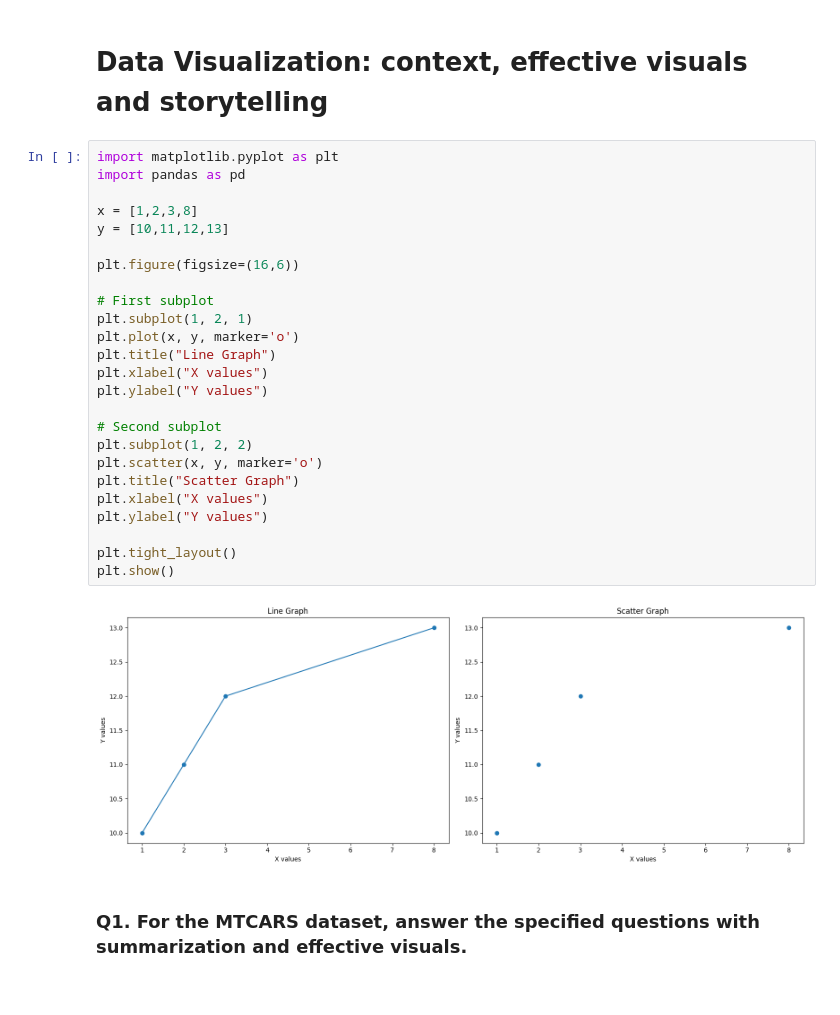
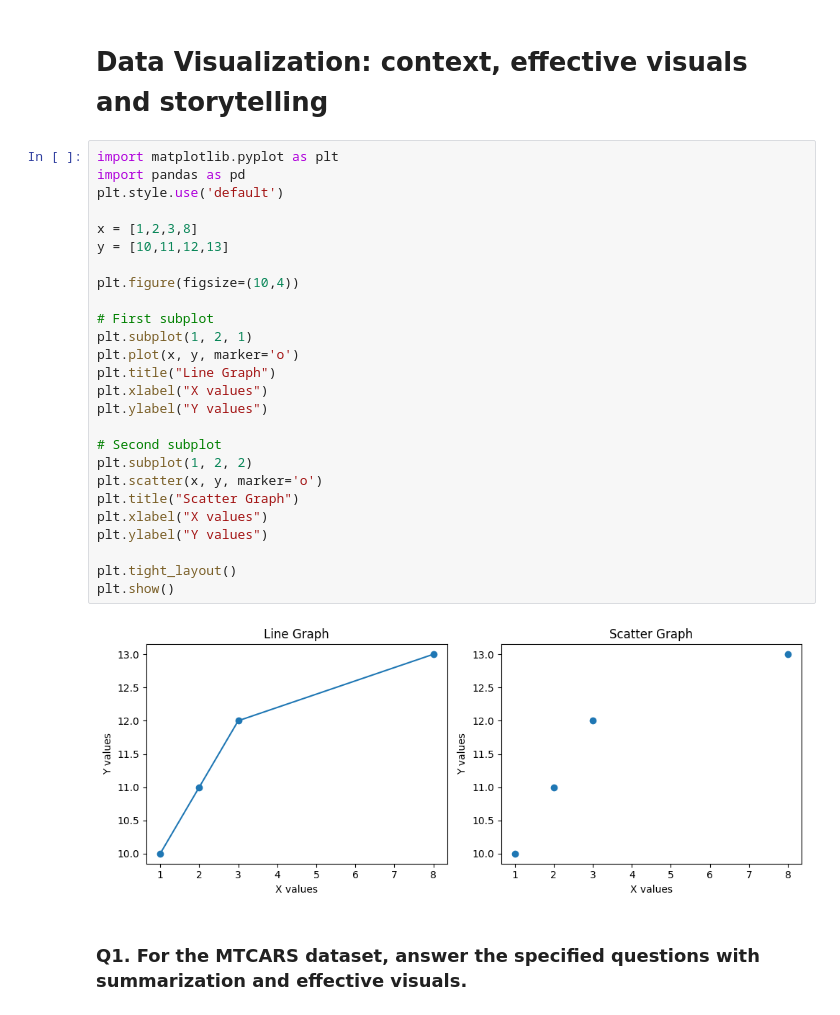
Before and after one commit to ojas-kanotra/DAV_LAB, a Jupyter notebook: Lab6.ipynb, the cells around one changed output. Drawn from its saved outputs; the diff is of its cells as text.

```diff
--- a/Lab6.ipynb
+++ b/Lab6.ipynb
@@ -3,30 +3,31 @@
 # %%
 import matplotlib.pyplot as plt
 import pandas as pd
+plt.style.use('default')
 
 x = [1,2,3,8]
 y = [10,11,12,13]
 
-plt.figure(figsize=(16,6))
+plt.figure(figsize=(10,4))
 
 # First subplot
 plt.subplot(1, 2, 1)
 plt.plot(x, y, marker='o')
 plt.title("Line Graph")
 plt.xlabel("X values")
 plt.ylabel("Y values")
 
 # Second subplot
 plt.subplot(1, 2, 2)
 plt.scatter(x, y, marker='o')
 plt.title("Scatter Graph")
 plt.xlabel("X values")
 plt.ylabel("Y values")
 
 plt.tight_layout()
 plt.show()
 # %% [output]
-[figure, old version]
+[figure, new version]
 # %% [markdown]
 ### Q1. For the MTCARS dataset, answer the specified questions with summarization and effective visuals.
 # %%
```
Also changed, not shown: parts of 1 cell of this notebook, 14 other files.
